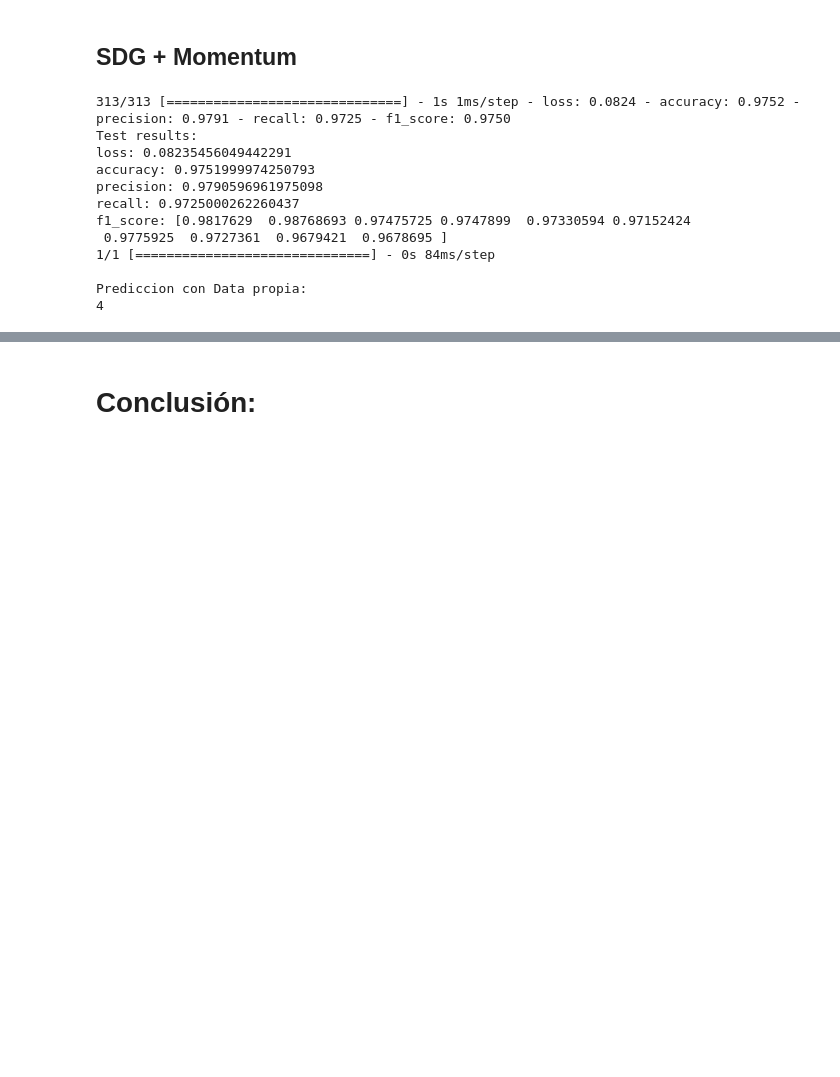
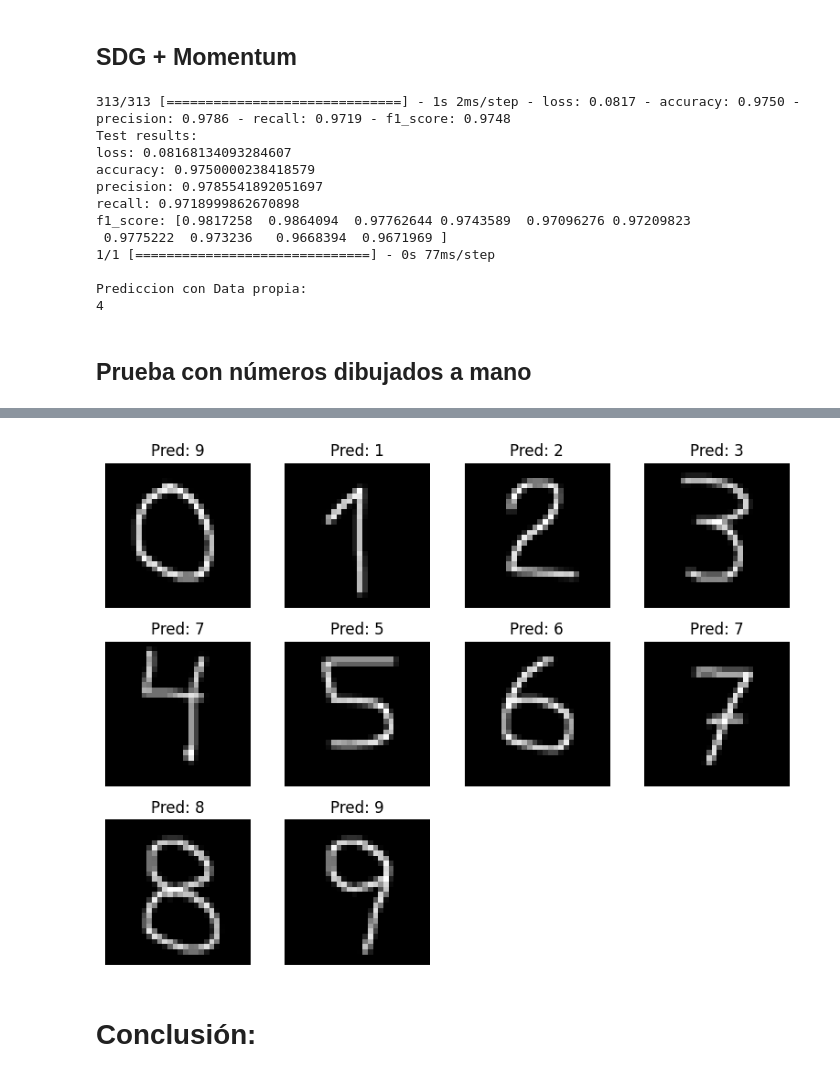
Before and after one commit to JuanZweifel/deep-learning-2025, a Jupyter notebook: DLY0100_Entrega_1_Equipo_2.ipynb, the cells around one changed output, grey strips where cells are left out. Drawn from its saved outputs; the diff is of its cells as text; code cells hidden in the pictures; blank space fills up the shorter version.

Commit message:
Carga y prueba de modelo con datos propios

```diff
--- a/DLY0100_Entrega_1_Equipo_2.ipynb
+++ b/DLY0100_Entrega_1_Equipo_2.ipynb
@@ -1556,0 +1585,9 @@ _________________________________________________________________
+# %%
+!rm -f red_sgd.keras saved_image.npy
+for i in range(10):
+    !rm -f {i}.png
+
+!wget https://raw.githubusercontent.com/JuanZweifel/deep-learning-2025/refs/heads/main/red_sgd.keras
+!wget https://raw.githubusercontent.com/JuanZweifel/deep-learning-2025/refs/heads/main/saved_image.npy
+for i in range(10):
+    !wget https://raw.githubusercontent.com/JuanZweifel/deep-learning-2025/refs/heads/main/images/{i}.png
@@ -1558,7 +1638,7 @@ _________________________________________________________________
 ## SDG + Momentum
 # %%
 # Evaluar modelo
-loaded_model = load_model('./models/red_sgd.keras')
+loaded_model = load_model('red_sgd.keras')
 
 results = loaded_model.evaluate(X_test, y_test)
 
@@ -1573,15 +1653,55 @@ prediction = loaded_model.predict(img_array)
 print("\nPrediccion con Data propia:")
 print(int(np.argmax(prediction)))
 # %% [output]
-313/313 [==============================] - 1s 1ms/step - loss: 0.0824 - accuracy: 0.9752 - precision: 0.9791 - recall: 0.9725 - f1_score: 0.9750
+313/313 [==============================] - 1s 2ms/step - loss: 0.0817 - accuracy: 0.9750 - precision: 0.9786 - recall: 0.9719 - f1_score: 0.9748
 Test results:
-loss: 0.08235456049442291
-accuracy: 0.9751999974250793
-precision: 0.9790596961975098
-recall: 0.9725000262260437
-f1_score: [0.9817629  0.98768693 0.97475725 0.9747899  0.97330594 0.97152424
- 0.9775925  0.9727361  0.9679421  0.9678695 ]
-1/1 [==============================] - 0s 84ms/step
+loss: 0.08168134093284607
+accuracy: 0.9750000238418579
+precision: 0.9785541892051697
+recall: 0.9718999862670898
+f1_score: [0.9817258  0.9864094  0.97762644 0.9743589  0.97096276 0.97209823
+ 0.9775222  0.973236   0.9668394  0.9671969 ]
+1/1 [==============================] - 0s 77ms/step
 
 Prediccion con Data propia:
 4
+# %% [markdown]
+## Prueba con números dibujados a mano
+# %%
+import numpy as np
+from PIL import Image
+
+def preprocess_image(filepath):
+    img = Image.open(filepath).convert('L')
+    img = img.resize((28, 28)).copy()
+    img_array = np.array(img)
+    img_array = img_array.astype("float32") / 255.0
+    img_array = img_array.reshape(1, 28 * 28)
+    return img_array, img
+
+image_data = []
+predictions = []
+for i in range(10):
+    img_array, img = preprocess_image(f"{i}.png")
+    prediction = loaded_model.predict(img_array)
+    image_data.append((img_array.reshape(28, 28), int(np.argmax(prediction))))
+
+h = 3
+w = 4
+fig, axs = plt.subplots(h, w, figsize=(2*w, 2*h))
+
+index = 0
+for i in range(h):
+    for j in range(w):
+        if index < len(image_data):
+            img, pred = image_data[index]
+            axs[i, j].imshow(img, cmap='gray')
+            axs[i, j].set_title(f"Pred: {pred}")
+            axs[i, j].axis('off')
+            index += 1
+        else:
+            axs[i, j].axis('off')
+
+plt.tight_layout()
+plt.show()
+# %% [output]
@@ -1588,3 +1718,4 @@ Prediccion con Data propia:
+[figure, added]
 # %% [markdown]
 # Conclusión:
 # %% [markdown]
```
Also changed, not shown: parts of 51 cells of this notebook.
